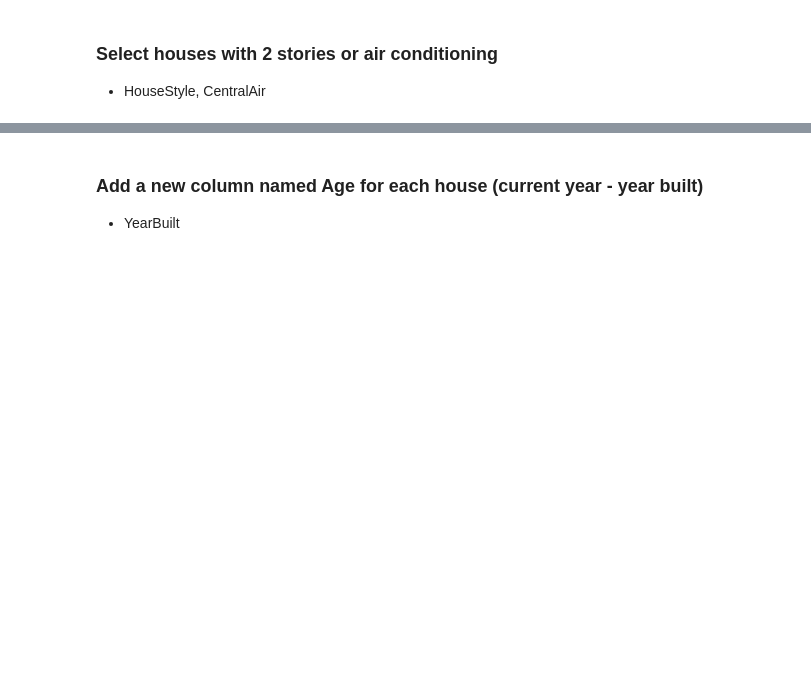
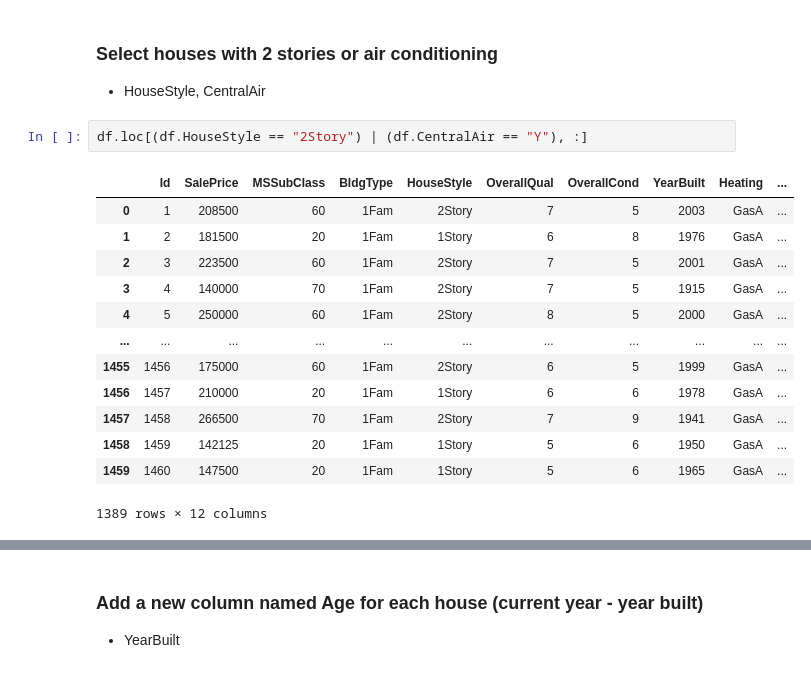
Before and after one commit to deenyse/VSB_ZSU, a Jupyter notebook: fml_01.ipynb, the cells around one changed output, grey strips where cells are left out. Saved outputs shown, nothing was run; the diff lists cells and outputs as text; blank space fills up the shorter version.

```diff
--- a/fml_01.ipynb
+++ b/fml_01.ipynb
@@ -383,3 +383,19 @@ df.loc[(df.SalePrice < 180000) & (df.BedroomAbvGr >= 2), :]
 # %% [markdown]
 ### Select houses with 2 stories or air conditioning
 * HouseStyle, CentralAir
+# %%
+df.loc[(df.HouseStyle == "2Story") | (df.CentralAir == "Y"), :]
+# %% [output]
+|  | Id | SalePrice | MSSubClass | BldgType | HouseStyle | OverallQual | OverallCond | YearBuilt | Heating | ... |
+| 0 | 1 | 208500 | 60 | 1Fam | 2Story | 7 | 5 | 2003 | GasA | ... |
+| 1 | 2 | 181500 | 20 | 1Fam | 1Story | 6 | 8 | 1976 | GasA | ... |
+| 2 | 3 | 223500 | 60 | 1Fam | 2Story | 7 | 5 | 2001 | GasA | ... |
+| 3 | 4 | 140000 | 70 | 1Fam | 2Story | 7 | 5 | 1915 | GasA | ... |
+| 4 | 5 | 250000 | 60 | 1Fam | 2Story | 8 | 5 | 2000 | GasA | ... |
+| ... | ... | ... | ... | ... | ... | ... | ... | ... | ... | ... |
+| 1455 | 1456 | 175000 | 60 | 1Fam | 2Story | 6 | 5 | 1999 | GasA | ... |
+| 1456 | 1457 | 210000 | 20 | 1Fam | 1Story | 6 | 6 | 1978 | GasA | ... |
+| 1457 | 1458 | 266500 | 70 | 1Fam | 2Story | 7 | 9 | 1941 | GasA | ... |
+| 1458 | 1459 | 142125 | 20 | 1Fam | 1Story | 5 | 6 | 1950 | GasA | ... |
+| 1459 | 1460 | 147500 | 20 | 1Fam | 1Story | 5 | 6 | 1965 | GasA | ... |
+1389 rows × 12 columns
```
Also changed, not shown: parts of 11 cells of this notebook.
